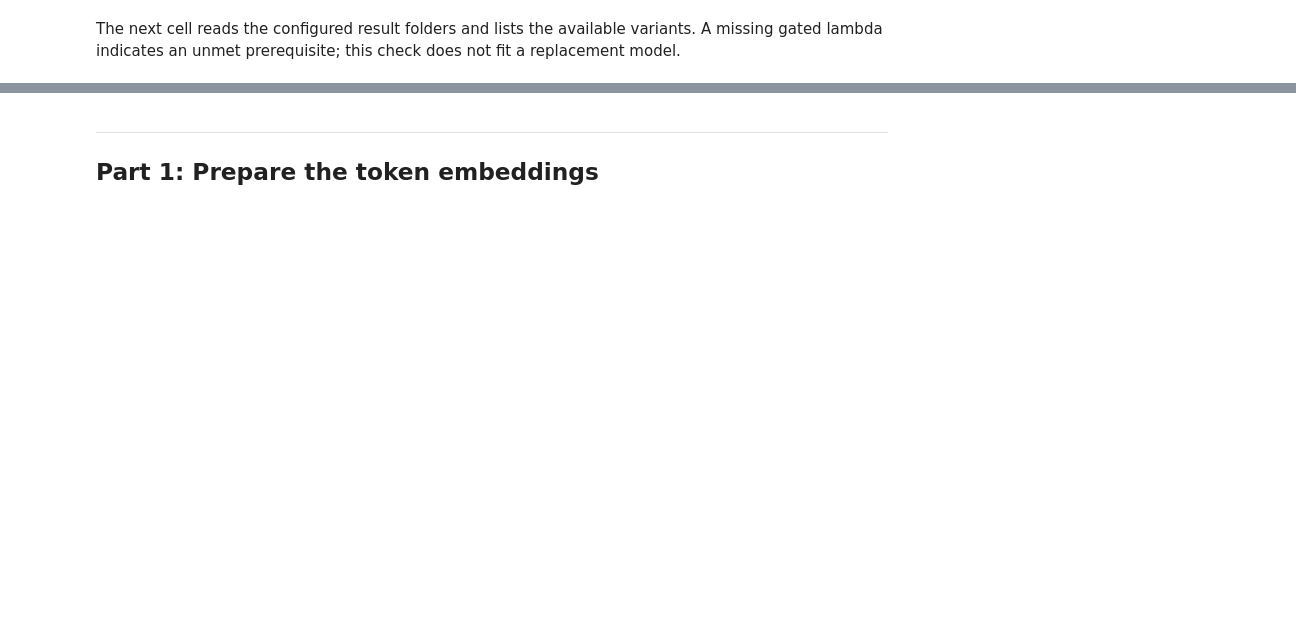
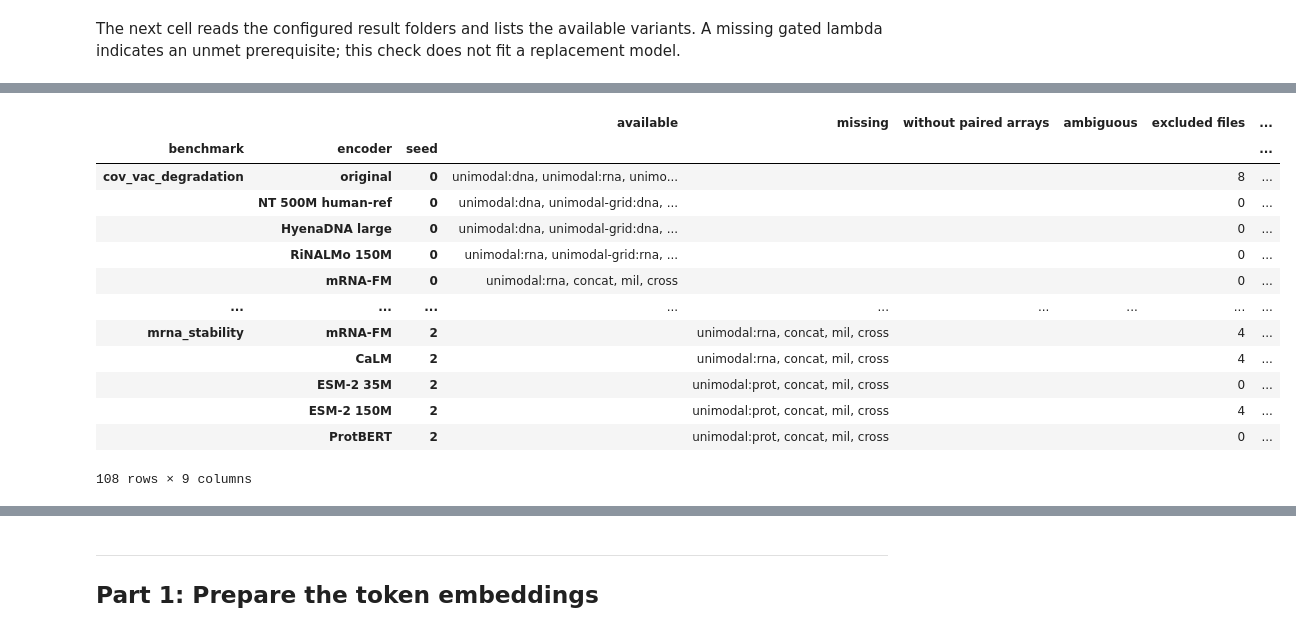
Before and after one commit to jtmckinley4/multimodal-bio-fusion, a Jupyter notebook: Code/stage4/tier2_encoder_swaps.ipynb, the cells around one changed output, grey strips where cells are left out. Saved outputs shown, nothing was run; the diff lists cells and outputs as text; code cells hidden in the pictures; blank space fills up the shorter version.

```diff
--- a/Code/stage4/tier2_encoder_swaps.ipynb
+++ b/Code/stage4/tier2_encoder_swaps.ipynb
@@ -395,0 +526,77 @@ pd.DataFrame(status).set_index("benchmark")
+# %%
+# Inspection only: these seeds do not alter SEED or launch additional fits.
+COVERAGE_SEEDS = (0, 1, 2)
+coverage_rows, issue_rows = [], []
+original_variants = (
+    "unimodal:dna", "unimodal:rna", "unimodal:prot", "unimodal-grid:rna",
+    "concat", "mil", "cross",
+)
+
+for key in BENCHMARKS:
+    try:
+        inherited_lambda = original_lambda(key)
+        prerequisite = ""
+    except RuntimeError as exc:
+        inherited_lambda = None
+        prerequisite = str(exc)
+
+    # Zero here marks unavailable positive-penalty selection; it does not select MIL(0).
+    coverage_lambda = inherited_lambda if inherited_lambda is not None else 0.0
+    for inspected_seed in COVERAGE_SEEDS:
+        originals = original_report(key, inspected_seed)
+        # The coverage row concerns the inherited penalty, not another seed's tuning winner.
+        original_coverage = originals.coverage(original_variants, mil_lambda=coverage_lambda)
+        coverage_rows.append({
+            "benchmark": key, "encoder": "original", "seed": inspected_seed,
+            **original_coverage, "reference gaps": "", "reference arrays absent": "",
+            "prerequisite": prerequisite,
+        })
+        issue_rows.extend({
+            "benchmark": key, "encoder": "original", "seed": inspected_seed, **issue,
+        } for issue in originals.issues)
+
+        for modality, encoder_key in swaps_for(key):
+            expected = swap_results.swap_variants(
+                modality, grid=tokens.grid_resolution(encoder_key) != "codon",
+            )
+            report = swap_report(
+                key, modality, encoder_key, inspected_seed, inherited_lambda,
+            )
+            references = [
+                *(f"unimodal:{m}" for m in ORIGINAL if m != modality),
+                *(("unimodal-grid:rna",) if modality != "rna" else ()),
+                "concat", "mil", "cross",
+            ]
+            reference_coverage = originals.coverage(references, mil_lambda=coverage_lambda)
+            coverage_rows.append({
+                "benchmark": key, "encoder": ENCODERS[encoder_key].label,
+                "seed": inspected_seed,
+                **report.coverage(expected, mil_lambda=coverage_lambda),
+                "reference gaps": reference_coverage["missing"],
+                "reference arrays absent": reference_coverage["without paired arrays"],
+                "prerequisite": prerequisite,
+            })
+            issue_rows.extend({
+                "benchmark": key, "encoder": encoder_key, "seed": inspected_seed, **issue,
+            } for issue in report.issues)
+
+result_coverage = pd.DataFrame(coverage_rows).set_index(["benchmark", "encoder", "seed"])
+result_issues = pd.DataFrame(issue_rows)
+display(result_coverage)
+if not result_issues.empty:
+    display(result_issues.groupby(["seed", "reason"]).size().rename("excluded records"))
+# %% [output]
+|  |  |  | available | missing | without paired arrays | ambiguous | excluded files | ... |
+| benchmark | encoder | seed |  |  |  |  |  | ... |
+| cov_vac_degradation | original | 0 | unimodal:dna, unimodal:rna, unimo... |  |  |  | 8 | ... |
+|  | NT 500M human-ref | 0 | unimodal:dna, unimodal-grid:dna, ... |  |  |  | 0 | ... |
+|  | HyenaDNA large | 0 | unimodal:dna, unimodal-grid:dna, ... |  |  |  | 0 | ... |
+|  | RiNALMo 150M | 0 | unimodal:rna, unimodal-grid:rna, ... |  |  |  | 0 | ... |
+|  | mRNA-FM | 0 | unimodal:rna, concat, mil, cross |  |  |  | 0 | ... |
+| ... | ... | ... | ... | ... | ... | ... | ... | ... |
+| mrna_stability | mRNA-FM | 2 |  | unimodal:rna, concat, mil, cross |  |  | 4 | ... |
+|  | CaLM | 2 |  | unimodal:rna, concat, mil, cross |  |  | 4 | ... |
+|  | ESM-2 35M | 2 |  | unimodal:prot, concat, mil, cross |  |  | 0 | ... |
+|  | ESM-2 150M | 2 |  | unimodal:prot, concat, mil, cross |  |  | 4 | ... |
+|  | ProtBERT | 2 |  | unimodal:prot, concat, mil, cross |  |  | 0 | ... |
+108 rows × 9 columns
```
Also changed, not shown: parts of 33 cells of this notebook, 43 other files.
